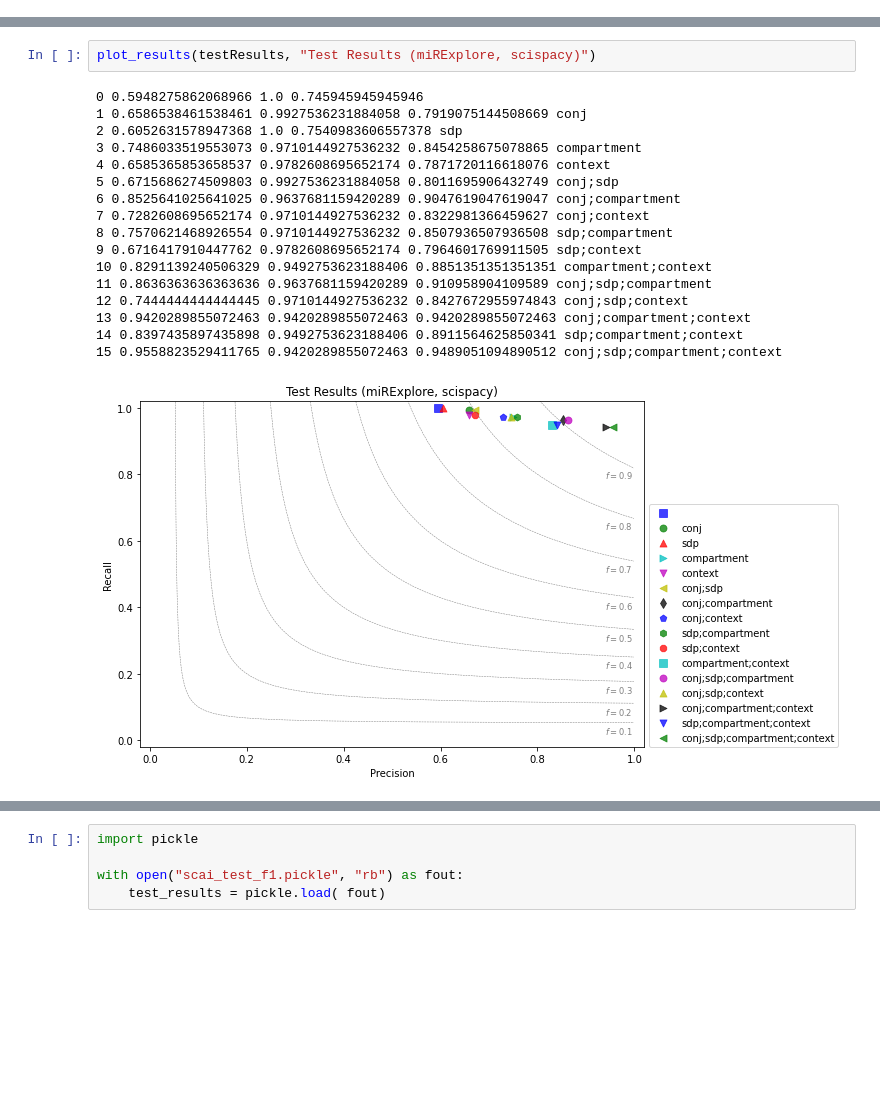
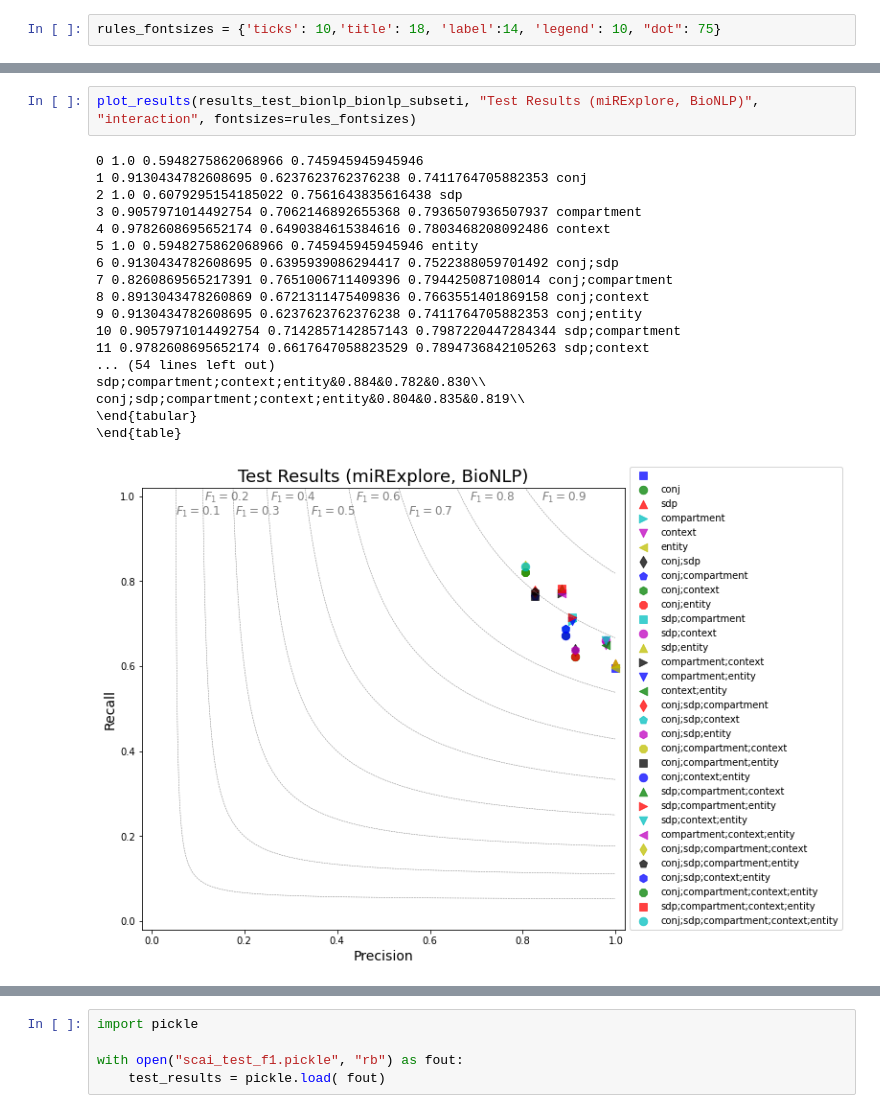
Before and after one commit to mjoppich/miRExplore, a Jupyter notebook: python/nbs/eval_checks.ipynb, the cells around one changed output, grey strips where cells are left out. Drawn from its saved outputs; the diff is of its cells as text; blank space fills up the shorter version.

```diff
--- a/python/nbs/eval_checks.ipynb
+++ b/python/nbs/eval_checks.ipynb
@@ -207,0 +390,2 @@ def plot_results(inres, title):
+# %%
+rules_fontsizes = {'ticks': 10,'title': 18, 'label':14, 'legend': 10, "dot": 75}
@@ -228,20 +497,21 @@ plot_results(trainResults, "Train Results (miRExplore, scispacy)")
 # %%
-plot_results(testResults, "Test Results (miRExplore, scispacy)")
+plot_results(results_test_bionlp_bionlp_subseti, "Test Results (miRExplore, BioNLP)", "interaction", fontsizes=rules_fontsizes)
 # %% [output]
-0 0.5948275862068966 1.0 0.745945945945946
-1 0.6586538461538461 0.9927536231884058 0.7919075144508669 conj
-2 0.6052631578947368 1.0 0.7540983606557378 sdp
-3 0.7486033519553073 0.9710144927536232 0.8454258675078865 compartment
-4 0.6585365853658537 0.9782608695652174 0.7871720116618076 context
-5 0.6715686274509803 0.9927536231884058 0.8011695906432749 conj;sdp
-6 0.8525641025641025 0.9637681159420289 0.9047619047619047 conj;compartment
-7 0.7282608695652174 0.9710144927536232 0.8322981366459627 conj;context
-8 0.7570621468926554 0.9710144927536232 0.8507936507936508 sdp;compartment
-9 0.6716417910447762 0.9782608695652174 0.7964601769911505 sdp;context
-10 0.8291139240506329 0.9492753623188406 0.8851351351351351 compartment;context
-11 0.8636363636363636 0.9637681159420289 0.910958904109589 conj;sdp;compartment
-12 0.7444444444444445 0.9710144927536232 0.8427672955974843 conj;sdp;context
-13 0.9420289855072463 0.9420289855072463 0.9420289855072463 conj;compartment;context
-14 0.8397435897435898 0.9492753623188406 0.8911564625850341 sdp;compartment;context
-15 0.9558823529411765 0.9420289855072463 0.9489051094890512 conj;sdp;compartment;context
+0 1.0 0.5948275862068966 0.745945945945946
+1 0.9130434782608695 0.6237623762376238 0.7411764705882353 conj
+2 1.0 0.6079295154185022 0.7561643835616438 sdp
+3 0.9057971014492754 0.7062146892655368 0.7936507936507937 compartment
+4 0.9782608695652174 0.6490384615384616 0.7803468208092486 context
+5 1.0 0.5948275862068966 0.745945945945946 entity
+6 0.9130434782608695 0.6395939086294417 0.7522388059701492 conj;sdp
+7 0.8260869565217391 0.7651006711409396 0.794425087108014 conj;compartment
+8 0.8913043478260869 0.6721311475409836 0.7663551401869158 conj;context
+9 0.9130434782608695 0.6237623762376238 0.7411764705882353 conj;entity
+10 0.9057971014492754 0.7142857142857143 0.7987220447284344 sdp;compartment
+11 0.9782608695652174 0.6617647058823529 0.7894736842105263 sdp;context
+... (54 lines left out)
+sdp;compartment;context;entity&0.884&0.782&0.830\\
+conj;sdp;compartment;context;entity&0.804&0.835&0.819\\
+\end{tabular}
+\end{table}
-[figure, old version]
+[figure, new version]
```
Also changed, not shown: parts of 25 cells of this notebook, 8 other files.
